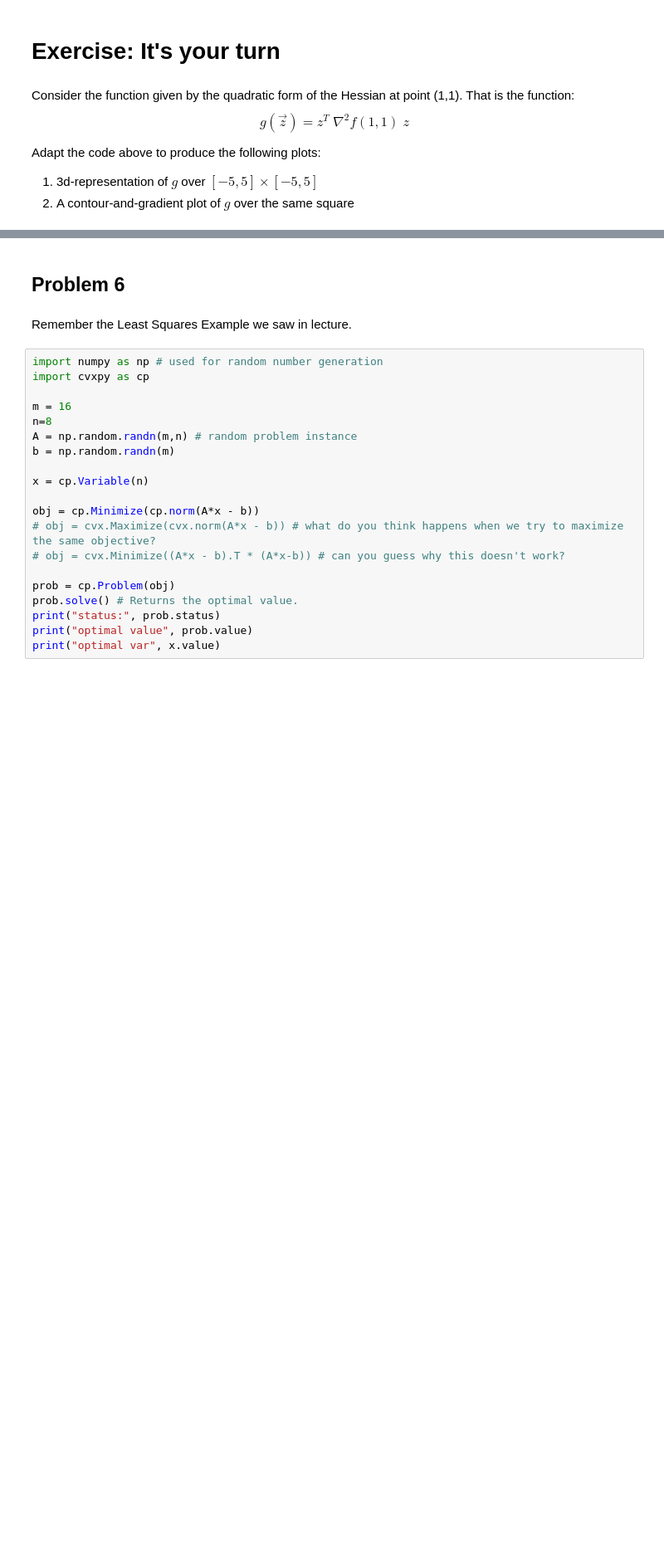
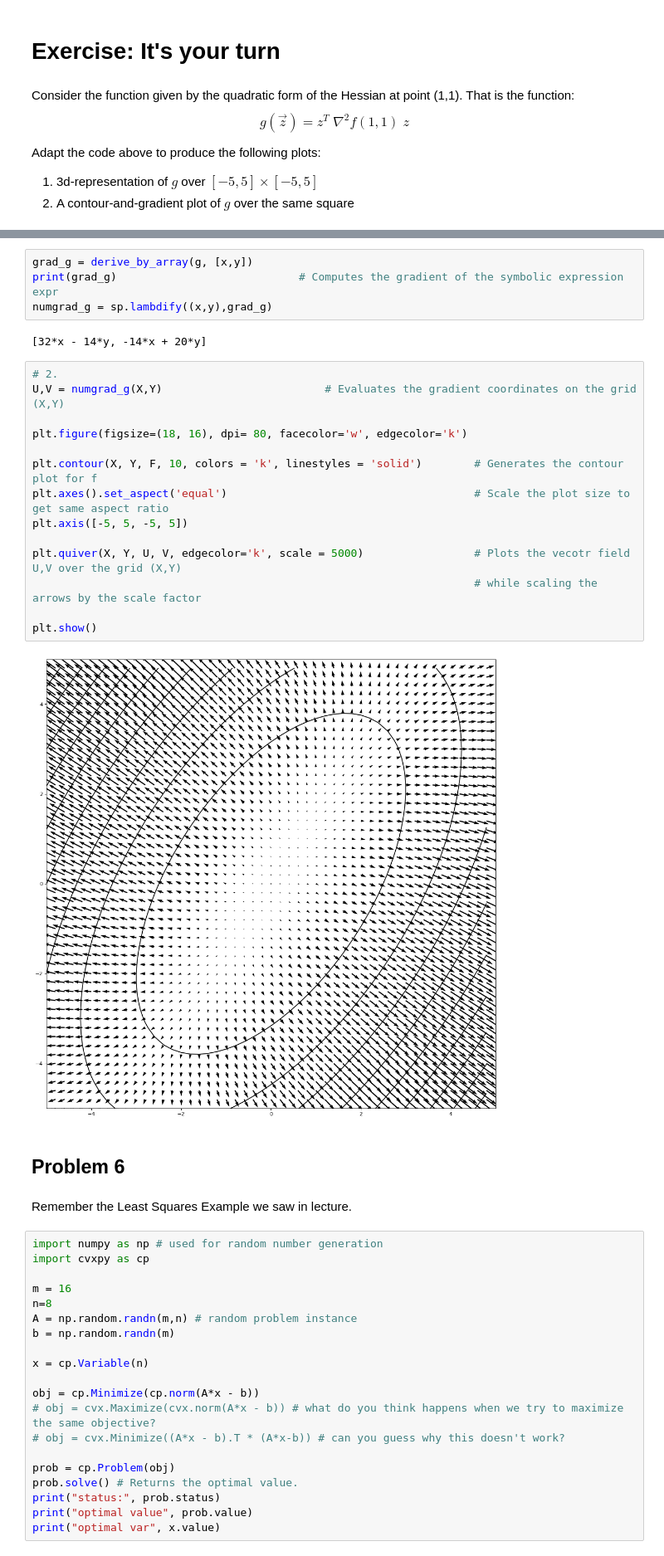
Before and after one commit to RuolinZheng08/cmsc25460-optimization, a Jupyter notebook: Homework1.ipynb, the cells around one changed output, grey strips where cells are left out. Shown at 83% size. Cells and saved outputs as stored; diff of their text form; blank space fills up the shorter version.

```diff
--- a/Homework1.ipynb
+++ b/Homework1.ipynb
@@ -243,3 +312,25 @@ Adapt the code above to produce the following plots:
+# %%
+grad_g = derive_by_array(g, [x,y])
+print(grad_g)                            # Computes the gradient of the symbolic expression expr
+numgrad_g = sp.lambdify((x,y),grad_g)
+# %% [output]
+[32*x - 14*y, -14*x + 20*y]
+# %%
+# 2.
+U,V = numgrad_g(X,Y)                         # Evaluates the gradient coordinates on the grid (X,Y)
+
+plt.figure(figsize=(18, 16), dpi= 80, facecolor='w', edgecolor='k')
+
+plt.contour(X, Y, F, 10, colors = 'k', linestyles = 'solid')        # Generates the contour plot for f
+plt.axes().set_aspect('equal')                                      # Scale the plot size to get same aspect ratio
+plt.axis([-5, 5, -5, 5])
+
+plt.quiver(X, Y, U, V, edgecolor='k', scale = 5000)                 # Plots the vecotr field U,V over the grid (X,Y)
+                                                                    # while scaling the arrows by the scale factor
+
+plt.show()
+# %% [output]
+[figure, added]
 # %% [markdown]
 ## Problem 6
 # %% [markdown]
```
Also changed, not shown: parts of 14 cells of this notebook.
